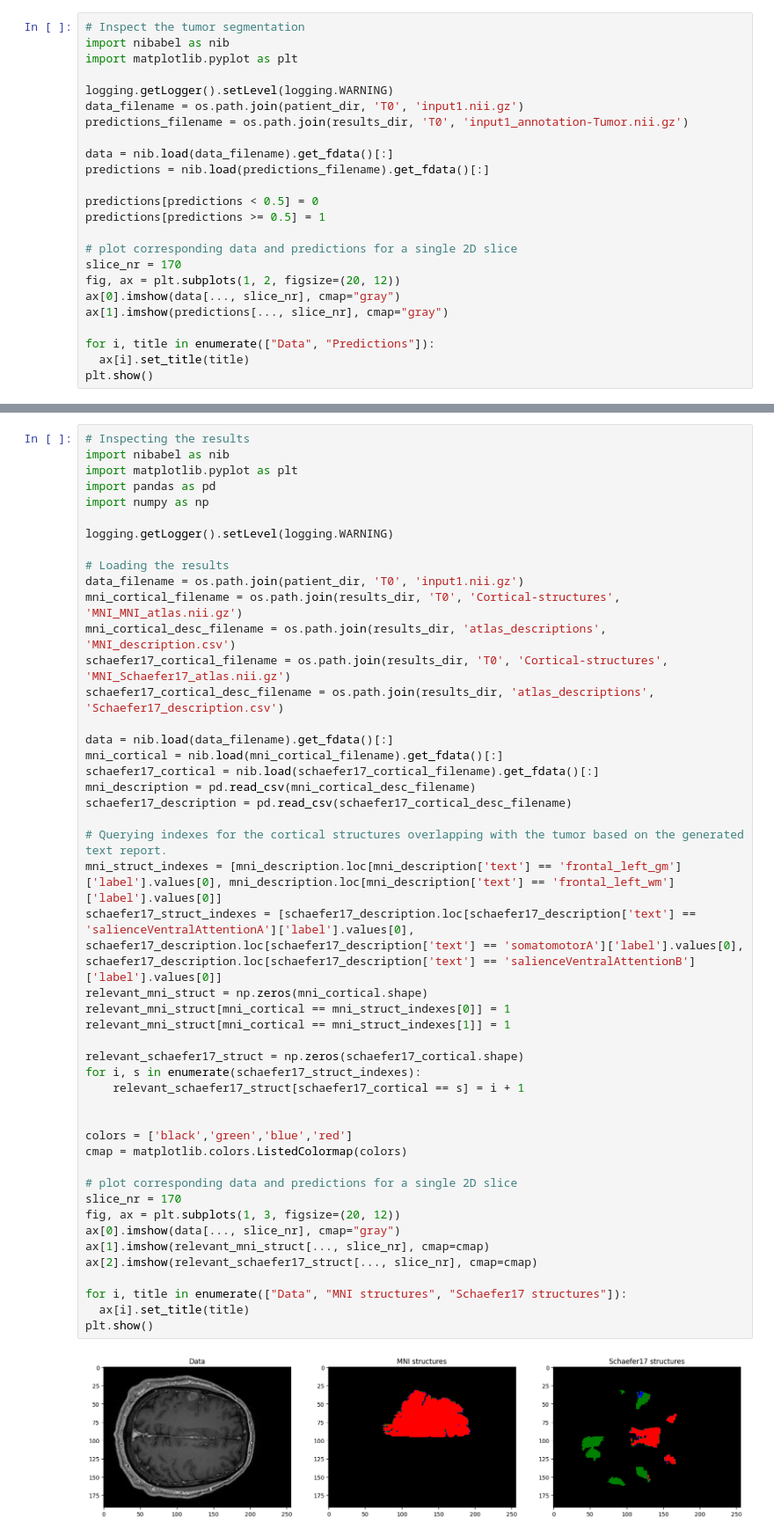
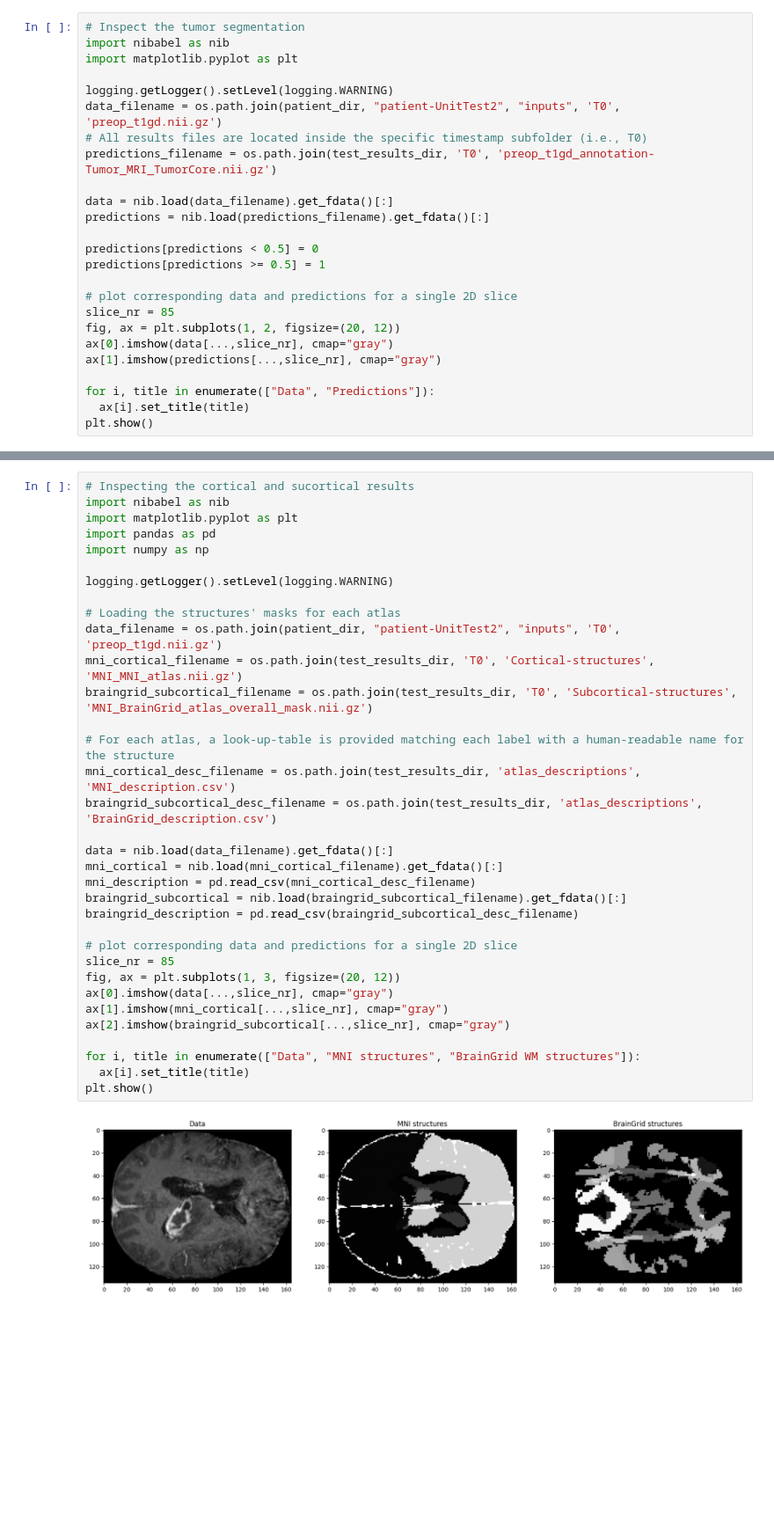
Before and after one commit to dbouget/raidionics_rads_lib, a Jupyter notebook: notebooks/02_run_simple_reporting.ipynb, the cells around one changed output, grey strips where cells are left out. Shown at 88% size. Drawn from its saved outputs; the diff is of its cells as text; blank space fills up the shorter version.

```diff
--- a/notebooks/02_run_simple_reporting.ipynb
+++ b/notebooks/02_run_simple_reporting.ipynb
@@ -267,8 +267,9 @@ import nibabel as nib
 import matplotlib.pyplot as plt
 
 logging.getLogger().setLevel(logging.WARNING)
-data_filename = os.path.join(patient_dir, 'T0', 'input1.nii.gz')
-predictions_filename = os.path.join(results_dir, 'T0', 'input1_annotation-Tumor.nii.gz')
+data_filename = os.path.join(patient_dir, "patient-UnitTest2", "inputs", 'T0', 'preop_t1gd.nii.gz')
+# All results files are located inside the specific timestamp subfolder (i.e., T0)
+predictions_filename = os.path.join(test_results_dir, 'T0', 'preop_t1gd_annotation-Tumor_MRI_TumorCore.nii.gz')
 
 data = nib.load(data_filename).get_fdata()[:]
 predictions = nib.load(predictions_filename).get_fdata()[:]
@@ -277,10 +278,10 @@ predictions[predictions < 0.5] = 0
 predictions[predictions >= 0.5] = 1
 
 # plot corresponding data and predictions for a single 2D slice
-slice_nr = 170
+slice_nr = 85
 fig, ax = plt.subplots(1, 2, figsize=(20, 12))
-ax[0].imshow(data[..., slice_nr], cmap="gray")
-ax[1].imshow(predictions[..., slice_nr], cmap="gray")
+ax[0].imshow(data[...,slice_nr], cmap="gray")
+ax[1].imshow(predictions[...,slice_nr], cmap="gray")
 
 for i, title in enumerate(["Data", "Predictions"]):
   ax[i].set_title(title)
@@ -290,50 +291,37 @@ plt.show()
 # %%
-# Inspecting the results
+# Inspecting the cortical and sucortical results
 import nibabel as nib
 import matplotlib.pyplot as plt
 import pandas as pd
 import numpy as np
 
 logging.getLogger().setLevel(logging.WARNING)
 
-# Loading the results
-data_filename = os.path.join(patient_dir, 'T0', 'input1.nii.gz')
-mni_cortical_filename = os.path.join(results_dir, 'T0', 'Cortical-structures', 'MNI_MNI_atlas.nii.gz')
-mni_cortical_desc_filename = os.path.join(results_dir, 'atlas_descriptions', 'MNI_description.csv')
-schaefer17_cortical_filename = os.path.join(results_dir, 'T0', 'Cortical-structures', 'MNI_Schaefer17_atlas.nii.gz')
-schaefer17_cortical_desc_filename = os.path.join(results_dir, 'atlas_descriptions', 'Schaefer17_description.csv')
+# Loading the structures' masks for each atlas
+data_filename = os.path.join(patient_dir, "patient-UnitTest2", "inputs", 'T0', 'preop_t1gd.nii.gz')
+mni_cortical_filename = os.path.join(test_results_dir, 'T0', 'Cortical-structures', 'MNI_MNI_atlas.nii.gz')
+braingrid_subcortical_filename = os.path.join(test_results_dir, 'T0', 'Subcortical-structures', 'MNI_BrainGrid_atlas_overall_mask.nii.gz')
+
+# For each atlas, a look-up-table is provided matching each label with a human-readable name for the structure
+mni_cortical_desc_filename = os.path.join(test_results_dir, 'atlas_descriptions', 'MNI_description.csv')
+braingrid_subcortical_desc_filename = os.path.join(test_results_dir, 'atlas_descriptions', 'BrainGrid_description.csv')
 
 data = nib.load(data_filename).get_fdata()[:]
 mni_cortical = nib.load(mni_cortical_filename).get_fdata()[:]
-schaefer17_cortical = nib.load(schaefer17_cortical_filename).get_fdata()[:]
 mni_description = pd.read_csv(mni_cortical_desc_filename)
-schaefer17_description = pd.read_csv(schaefer17_cortical_desc_filename)
-
-# Querying indexes for the cortical structures overlapping with the tumor based on the generated text report.
-mni_struct_indexes = [mni_description.loc[mni_description['text'] == 'frontal_left_gm']['label'].values[0], mni_description.loc[mni_description['text'] == 'frontal_left_wm']['label'].values[0]]
-schaefer17_struct_indexes = [schaefer17_description.loc[schaefer17_description['text'] == 'salienceVentralAttentionA']['label'].values[0], schaefer17_description.loc[schaefer17_description['text'] == 'somatomotorA']['label'].values[0], schaefer17_description.loc[schaefer17_description['text'] == 'salienceVentralAttentionB']['label'].values[0]]
-relevant_mni_struct = np.zeros(mni_cortical.shape)
-relevant_mni_struct[mni_cortical == mni_struct_indexes[0]] = 1
-relevant_mni_struct[mni_cortical == mni_struct_indexes[1]] = 1
-
-relevant_schaefer17_struct = np.zeros(schaefer17_cortical.shape)
-for i, s in enumerate(schaefer17_struct_indexes):
-    relevant_schaefer17_struct[schaefer17_cortical == s] = i + 1
-
-
-colors = ['black','green','blue','red']
-cmap = matplotlib.colors.ListedColormap(colors)
+braingrid_subcortical = nib.load(braingrid_subcortical_filename).get_fdata()[:]
+braingrid_description = pd.read_csv(braingrid_subcortical_desc_filename)
 
 # plot corresponding data and predictions for a single 2D slice
-slice_nr = 170
+slice_nr = 85
 fig, ax = plt.subplots(1, 3, figsize=(20, 12))
-ax[0].imshow(data[..., slice_nr], cmap="gray")
-ax[1].imshow(relevant_mni_struct[..., slice_nr], cmap=cmap)
-ax[2].imshow(relevant_schaefer17_struct[..., slice_nr], cmap=cmap)
+ax[0].imshow(data[...,slice_nr], cmap="gray")
+ax[1].imshow(mni_cortical[...,slice_nr], cmap="gray")
+ax[2].imshow(braingrid_subcortical[...,slice_nr], cmap="gray")
 
-for i, title in enumerate(["Data", "MNI structures", "Schaefer17 structures"]):
+for i, title in enumerate(["Data", "MNI structures", "BrainGrid WM structures"]):
   ax[i].set_title(title)
 plt.show()
 # %% [output]
-[figure, old version]
+[figure, new version]
 # %%
```
Also changed, not shown: parts of 9 cells of this notebook, 4 other files.
